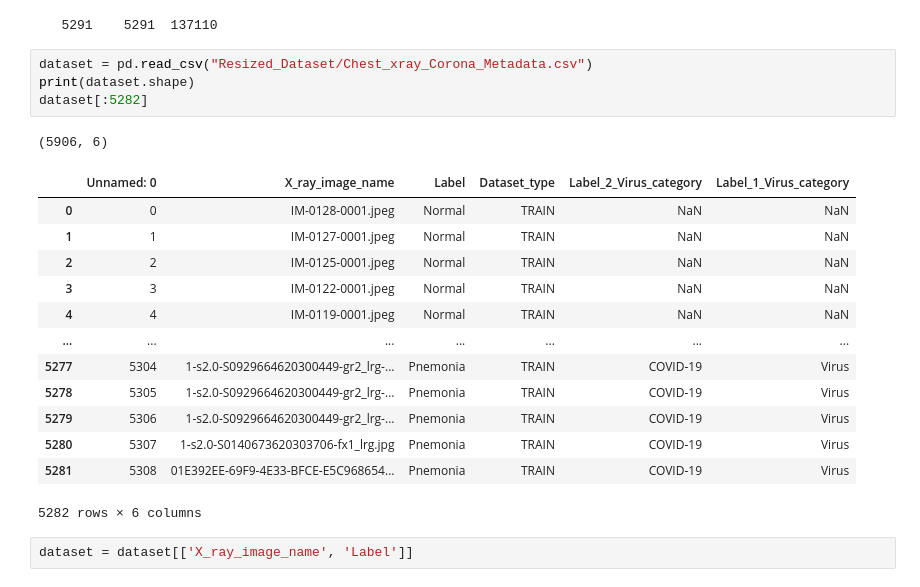
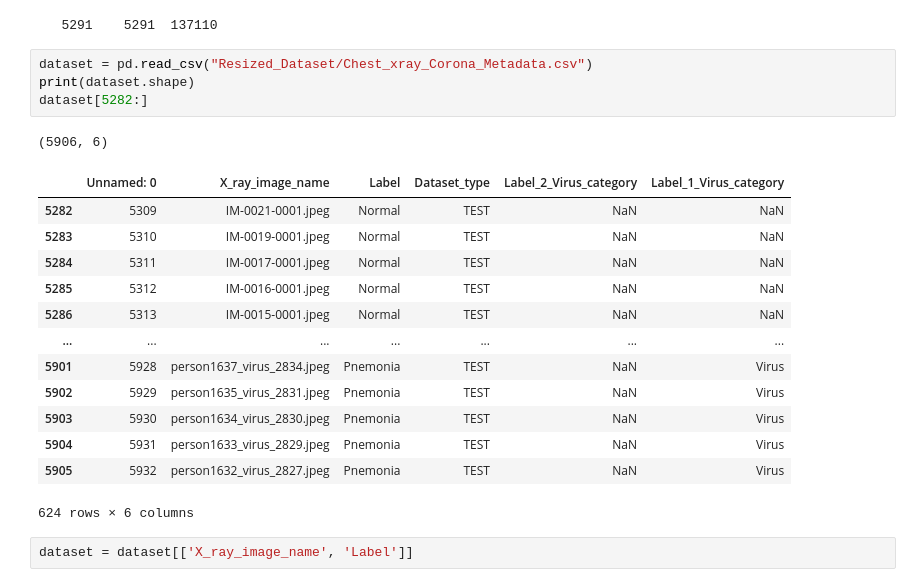
Before and after one commit to mitali-g/MachineLearning, a Jupyter notebook: Squeeze_Net_Chest_Xray_CNN.ipynb, the cells around one changed output. Drawn from its saved outputs; the diff is of its cells as text.

```diff
--- a/Squeeze_Net_Chest_Xray_CNN.ipynb
+++ b/Squeeze_Net_Chest_Xray_CNN.ipynb
@@ -28,22 +25,22 @@ replace Resized_Dataset/test-equalized/NORMAL2-IM-0370-0001.png? [y]es, [n]o, [A
 # %%
 dataset = pd.read_csv("Resized_Dataset/Chest_xray_Corona_Metadata.csv")
 print(dataset.shape)
-dataset[:5282]
+dataset[5282:]
 # %% [output]
 (5906, 6)
 |  | Unnamed: 0 | X_ray_image_name | Label | Dataset_type | Label_2_Virus_category | Label_1_Virus_category |
-| 0 | 0 | IM-0128-0001.jpeg | Normal | TRAIN | NaN | NaN |
-| 1 | 1 | IM-0127-0001.jpeg | Normal | TRAIN | NaN | NaN |
-| 2 | 2 | IM-0125-0001.jpeg | Normal | TRAIN | NaN | NaN |
-| 3 | 3 | IM-0122-0001.jpeg | Normal | TRAIN | NaN | NaN |
-| 4 | 4 | IM-0119-0001.jpeg | Normal | TRAIN | NaN | NaN |
+| 5282 | 5309 | IM-0021-0001.jpeg | Normal | TEST | NaN | NaN |
+| 5283 | 5310 | IM-0019-0001.jpeg | Normal | TEST | NaN | NaN |
+| 5284 | 5311 | IM-0017-0001.jpeg | Normal | TEST | NaN | NaN |
+| 5285 | 5312 | IM-0016-0001.jpeg | Normal | TEST | NaN | NaN |
+| 5286 | 5313 | IM-0015-0001.jpeg | Normal | TEST | NaN | NaN |
 | ... | ... | ... | ... | ... | ... | ... |
-| 5277 | 5304 | 1-s2.0-S0929664620300449-gr2_lrg-... | Pnemonia | TRAIN | COVID-19 | Virus |
-| 5278 | 5305 | 1-s2.0-S0929664620300449-gr2_lrg-... | Pnemonia | TRAIN | COVID-19 | Virus |
-| 5279 | 5306 | 1-s2.0-S0929664620300449-gr2_lrg-... | Pnemonia | TRAIN | COVID-19 | Virus |
-| 5280 | 5307 | 1-s2.0-S0140673620303706-fx1_lrg.jpg | Pnemonia | TRAIN | COVID-19 | Virus |
-| 5281 | 5308 | 01E392EE-69F9-4E33-BFCE-E5C968654... | Pnemonia | TRAIN | COVID-19 | Virus |
+| 5901 | 5928 | person1637_virus_2834.jpeg | Pnemonia | TEST | NaN | Virus |
+| 5902 | 5929 | person1635_virus_2831.jpeg | Pnemonia | TEST | NaN | Virus |
+| 5903 | 5930 | person1634_virus_2830.jpeg | Pnemonia | TEST | NaN | Virus |
+| 5904 | 5931 | person1633_virus_2829.jpeg | Pnemonia | TEST | NaN | Virus |
+| 5905 | 5932 | person1632_virus_2827.jpeg | Pnemonia | TEST | NaN | Virus |
-5282 rows × 6 columns
+624 rows × 6 columns
 # %%
 dataset = dataset[['X_ray_image_name', 'Label']]
 # %%
```
Also changed, not shown: parts of 9 cells of this notebook.
